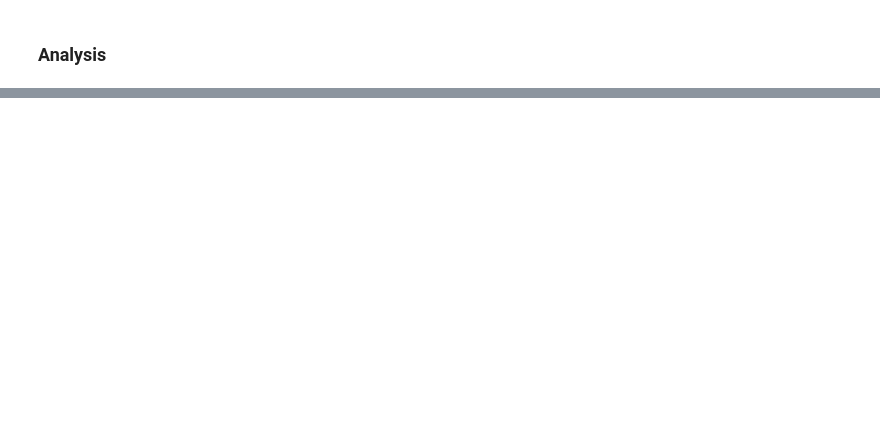
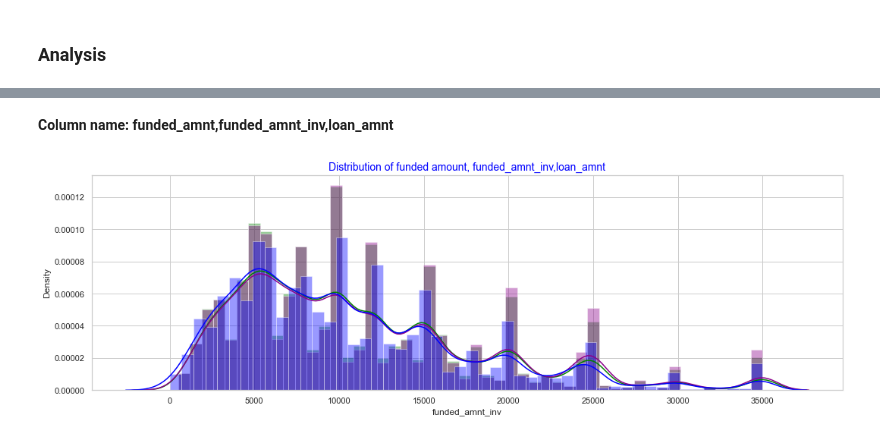
Before and after one commit to Utkarsh4610/LendingClub, a Jupyter notebook: LendingClubCaseStudy.ipynb, the cells around one changed output, grey strips where cells are left out. Cells and saved outputs as stored; diff of their text form; code cells hidden in the pictures; blank space fills up the shorter version.

```diff
--- a/LendingClubCaseStudy.ipynb
+++ b/LendingClubCaseStudy.ipynb
@@ -194,0 +306,2 @@ loan_master.head()
+# %%
+loan_master = loan_master.replace({'emp_length': emp_length_dict })
@@ -194,0 +310,4 @@ loan_master.head()
+# %%
+#Converting the datetime cols into datetime datatype
+loan_master[['issue_d','last_credit_pull_d','last_pymnt_d','earliest_cr_line']] = \
+loan_master[['issue_d','last_credit_pull_d','last_pymnt_d','earliest_cr_line']].apply(pd.to_datetime,format='%b-%y')
@@ -194,0 +354,3 @@ loan_master.head()
+# %%
+#fix earliest_cr_line to change century (year-100) for all rows > 2016
+loan_master['earliest_cr_line'] = loan_master['earliest_cr_line'].apply(lambda x: x if x.year<=2016 else date(x.year-100,x.month,x.day))
@@ -195,2 +364,7 @@ loan_master.head()
+# %%
+loan_master['earliest_cr_line_year'] = loan_master['earliest_cr_line'].dt.year
+loan_master['last_credit_pull_year'] = loan_master['last_credit_pull_d'].dt.year
+loan_master['last_pymnt_year'] = loan_master['last_pymnt_d'].dt.year
+loan_master['issue_year'] = loan_master['issue_d'].dt.year
 # %% [markdown]
 ### Analysis
@@ -249,0 +446,14 @@ total acc
+# %% [markdown]
+**Column name: funded_amnt,funded_amnt_inv,loan_amnt**
+# %%
+plt.figure(figsize=(15,5))
+plt.subplot(1,1,1)
+sns.distplot(loan_master['funded_amnt'],bins=50,color='green')
+sns.distplot(loan_master['loan_amnt'],bins=50,color='darkmagenta')
+sns.distplot(loan_master['funded_amnt_inv'],bins=50,color='blue')
+plt.title('Distribution of funded amount, funded_amnt_inv,loan_amnt',{'color' :'blue','fontsize':14})
+
+plt.tight_layout()
+plt.show()
+# %% [output]
+[figure, added]
```
Also changed, not shown: parts of 111 cells of this notebook.
